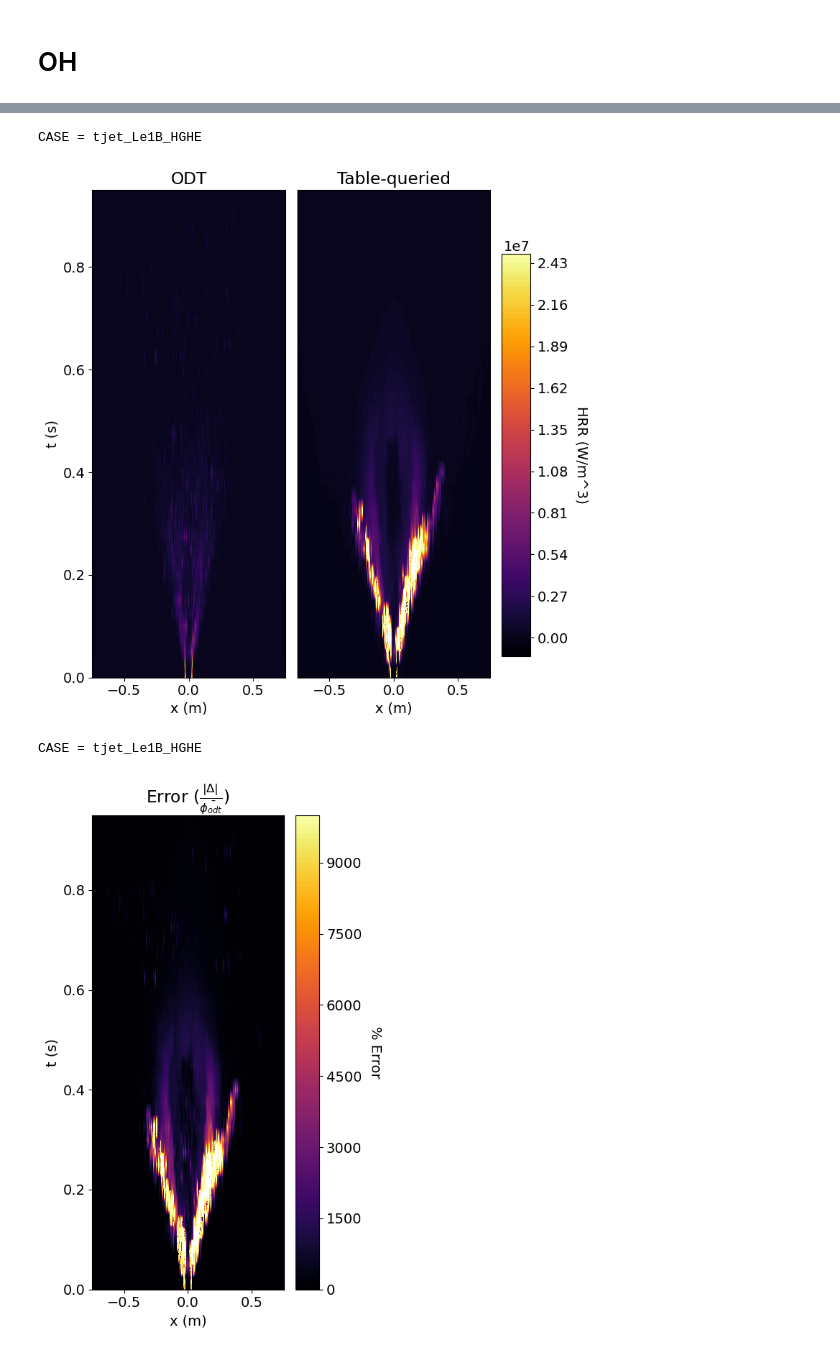
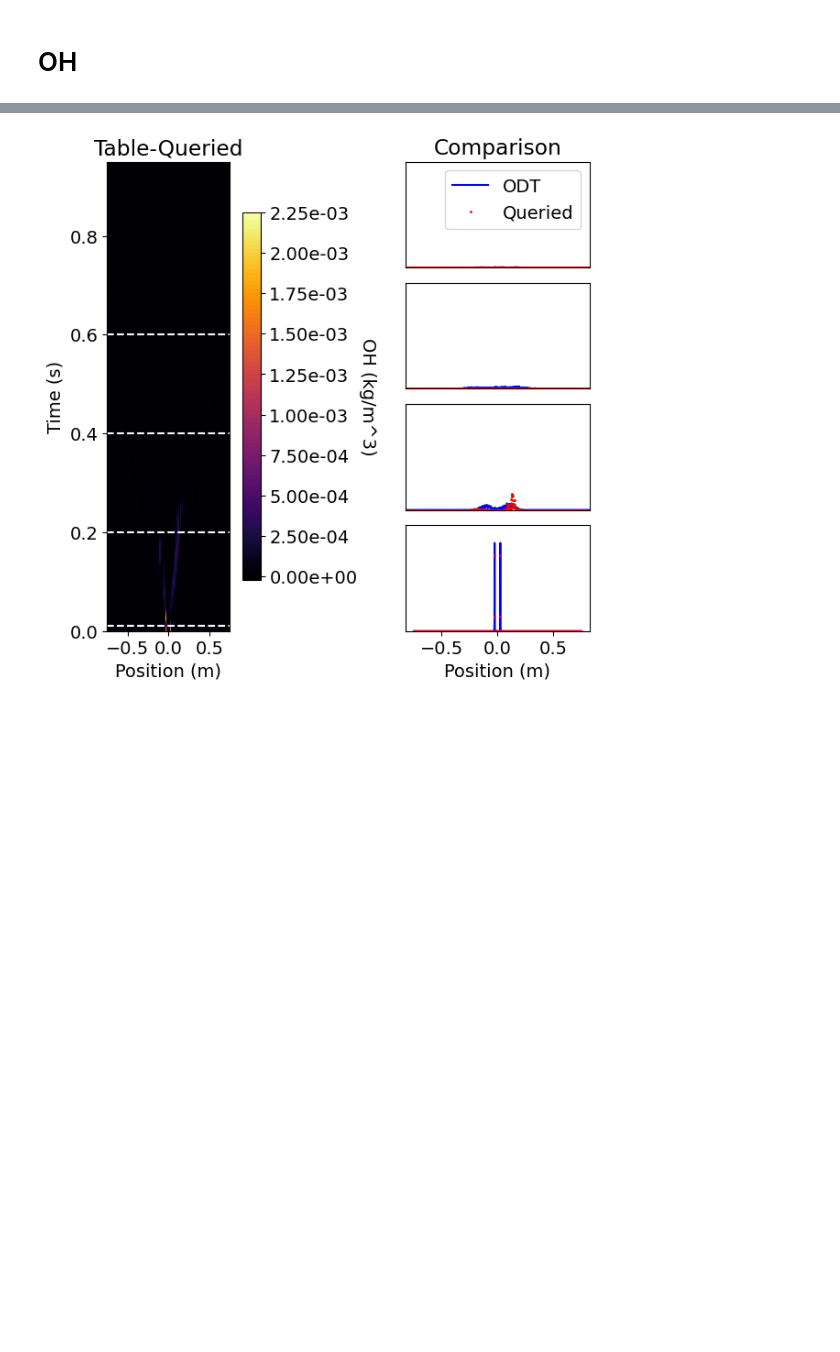
Before and after one commit to jwp91/TableMaker, a Jupyter notebook: figures/ODT_aPriori/Publication/tjet_Le1B_LGHE/plotting.ipynb, the cells around one changed output, grey strips where cells are left out. Saved outputs shown, nothing was run; the diff lists cells and outputs as text; code cells hidden in the pictures; blank space fills up the shorter version.

```diff
--- a/figures/ODT_aPriori/Publication/tjet_Le1B_LGHE/plotting.ipynb
+++ b/figures/ODT_aPriori/Publication/tjet_Le1B_LGHE/plotting.ipynb
@@ -117,7 +150,5 @@ CASE = tjet_Le1B_HGHE
-# %%
-figure(ODT_hrvals, hrqueried, "HRR", "W/m^3", maxError = 1e4)
-# %% [output]
-CASE = tjet_Le1B_HGHE
-[figure, removed]
-CASE = tjet_Le1B_HGHE
-[figure, removed]
+# %%
+#sidebyside(ODT_OHvals, OHqueried, ODT_xs, ODT_ts, phi = "OH", units = "kg/m^3", maxError = 1000)
+slices(ODT_OHvals, OHqueried, ODT_xs, ODT_ts, lines = [0.01, 0.2, 0.4, 0.6], phi = "OH", units = "kg/m^3", formatString='%.2e', save = True)
+# %% [output]
+[figure, added]
```
Also changed, not shown: parts of 12 cells of this notebook, 2 other files.
